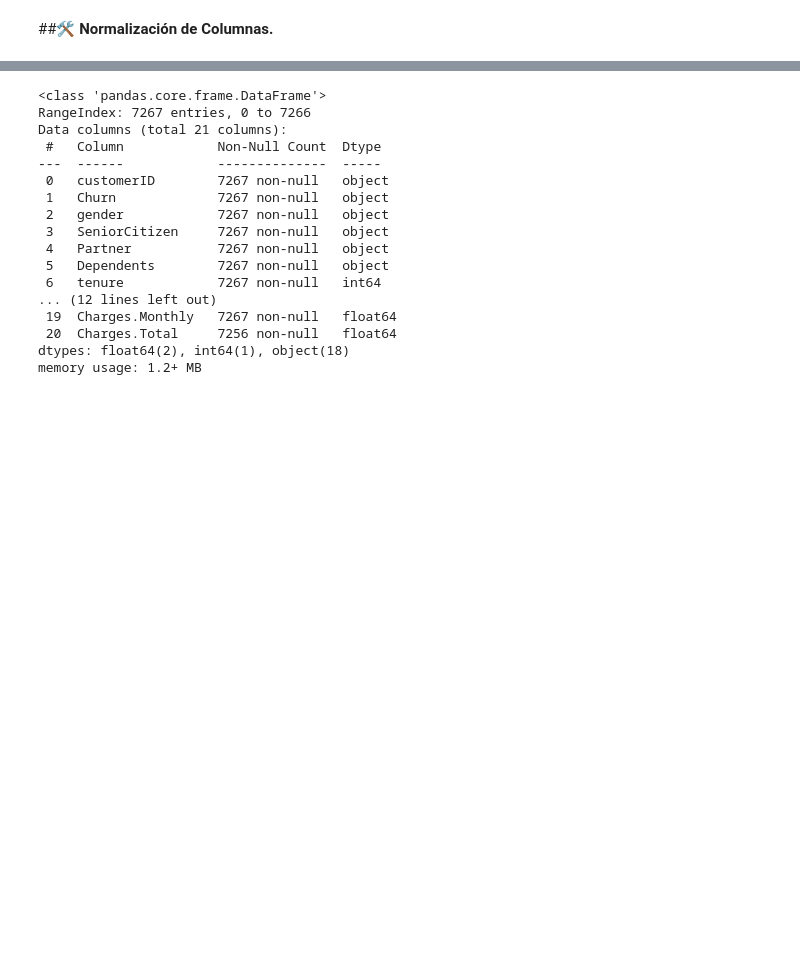
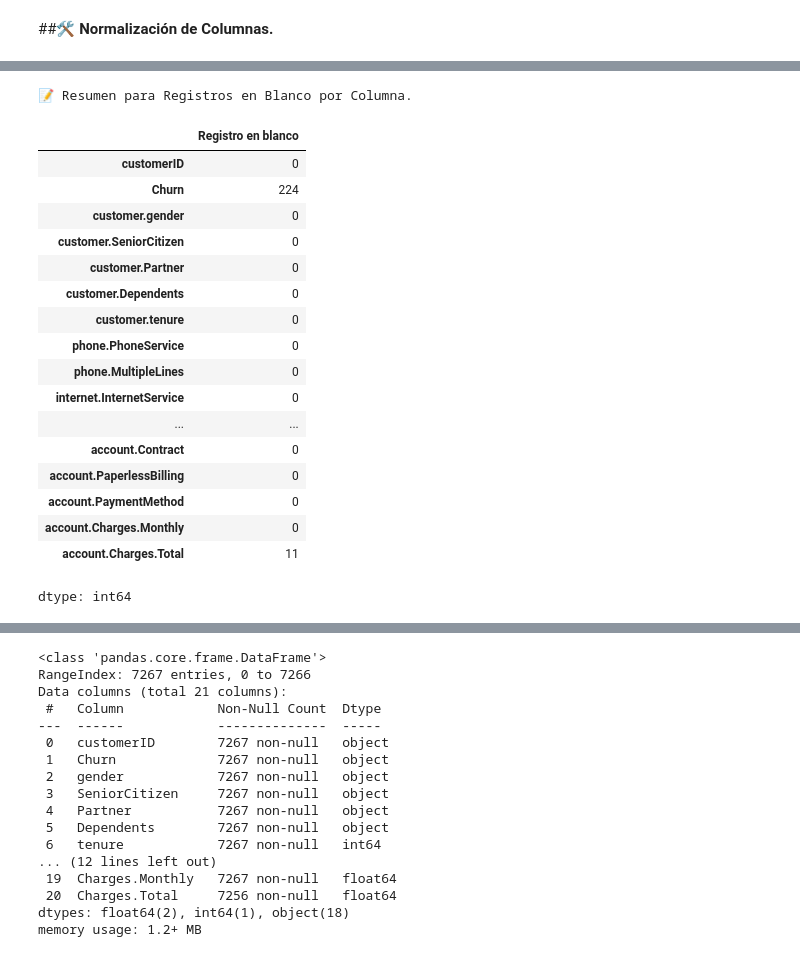
Before and after one commit to EuniceGarcia503/Challenge2_TelecomX_LATAM, a Jupyter notebook: TelecomX_LATAM.ipynb, the cells around one changed output, grey strips where cells are left out. Saved outputs shown, nothing was run; the diff lists cells and outputs as text; code cells hidden in the pictures; blank space fills up the shorter version.

```diff
--- a/TelecomX_LATAM.ipynb
+++ b/TelecomX_LATAM.ipynb
@@ -76,0 +143,26 @@ dict_keys(['customerID', 'Churn', 'gender', 'SeniorCitizen', 'Partner', 'Depende
+# %%
+#código para calcular valores sin registro
+valores_blanco_vacio = df_telecomX_normalizado.apply(lambda x: x.astype(str).str.strip() == '').sum()
+valores_blanco_vacio.name = 'Registro en blanco'
+print("\n📝 Resumen para Registros en Blanco por Columna.\n")
+display(valores_blanco_vacio)
+# %% [output]
+📝 Resumen para Registros en Blanco por Columna.
+|  | Registro en blanco |
+| customerID | 0 |
+| Churn | 224 |
+| customer.gender | 0 |
+| customer.SeniorCitizen | 0 |
+| customer.Partner | 0 |
+| customer.Dependents | 0 |
+| customer.tenure | 0 |
+| phone.PhoneService | 0 |
+| phone.MultipleLines | 0 |
+| internet.InternetService | 0 |
+| ... | ... |
+| account.Contract | 0 |
+| account.PaperlessBilling | 0 |
+| account.PaymentMethod | 0 |
+| account.Charges.Monthly | 0 |
+| account.Charges.Total | 11 |
+dtype: int64
```
Also changed, not shown: parts of 24 cells of this notebook.
